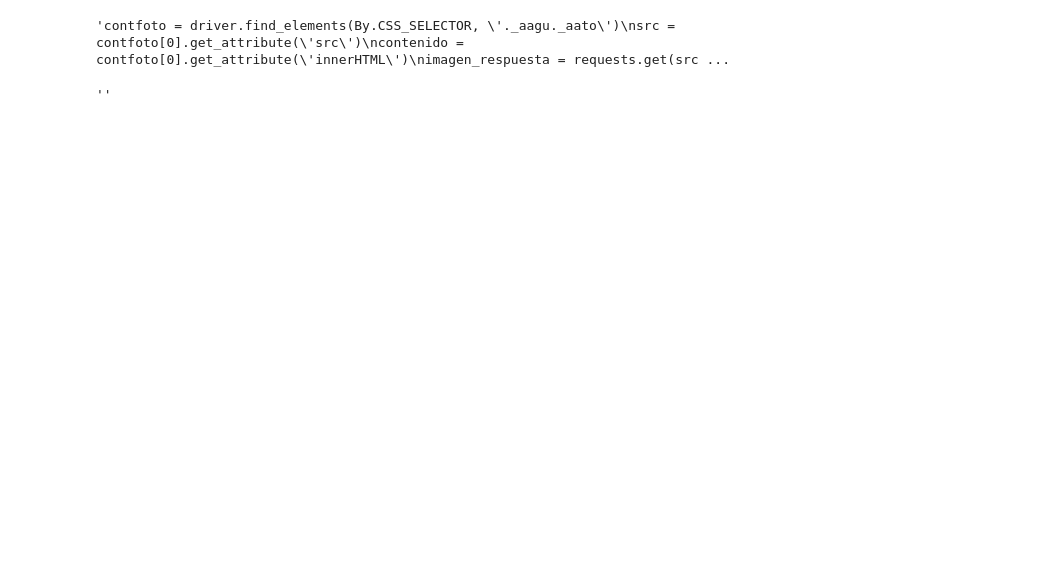
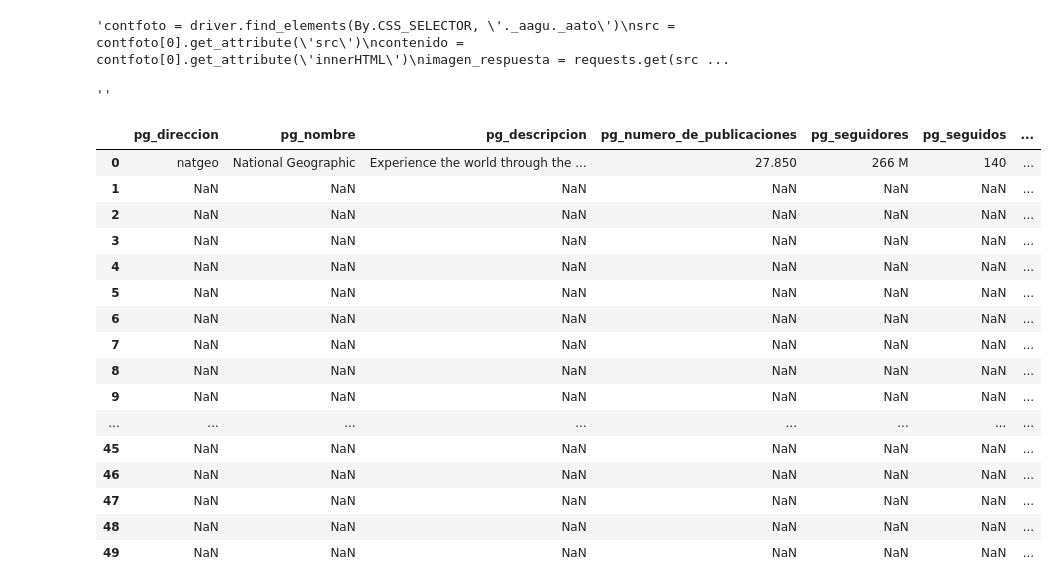
Before and after one commit to segomismo/proyecto-final-ironhack, a Jupyter notebook: src/codigojup.ipynb, the cells around one changed output. Cells and saved outputs as stored; diff of their text form; code cells hidden in the pictures; blank space fills up the shorter version.

```diff
--- a/src/codigojup.ipynb
+++ b/src/codigojup.ipynb
@@ -424,5 +435,25 @@ archivo_nombre = 'ejemplo3.jpg'
 archivo_ruta = os.path.join(carpeta, archivo_nombre)
 with open(archivo_ruta, 'wb') as archivo:
     archivo.write(imagen_respuesta.content)"""
+# %%
+df.head(50)
+# %% [output]
+|  | pg_direccion | pg_nombre | pg_descripcion | pg_numero_de_publicaciones | pg_seguidores | pg_seguidos | ... |
+| 0 | natgeo | National Geographic | Experience the world through the ... | 27.850 | 266 M | 140 | ... |
+| 1 | NaN | NaN | NaN | NaN | NaN | NaN | ... |
+| 2 | NaN | NaN | NaN | NaN | NaN | NaN | ... |
+| 3 | NaN | NaN | NaN | NaN | NaN | NaN | ... |
+| 4 | NaN | NaN | NaN | NaN | NaN | NaN | ... |
+| 5 | NaN | NaN | NaN | NaN | NaN | NaN | ... |
+| 6 | NaN | NaN | NaN | NaN | NaN | NaN | ... |
+| 7 | NaN | NaN | NaN | NaN | NaN | NaN | ... |
+| 8 | NaN | NaN | NaN | NaN | NaN | NaN | ... |
+| 9 | NaN | NaN | NaN | NaN | NaN | NaN | ... |
+| ... | ... | ... | ... | ... | ... | ... | ... |
+| 45 | NaN | NaN | NaN | NaN | NaN | NaN | ... |
+| 46 | NaN | NaN | NaN | NaN | NaN | NaN | ... |
+| 47 | NaN | NaN | NaN | NaN | NaN | NaN | ... |
+| 48 | NaN | NaN | NaN | NaN | NaN | NaN | ... |
+| 49 | NaN | NaN | NaN | NaN | NaN | NaN | ... |
 # %%
 cont1 = 1
```
Also changed, not shown: parts of 24 cells of this notebook, 12 other files.
